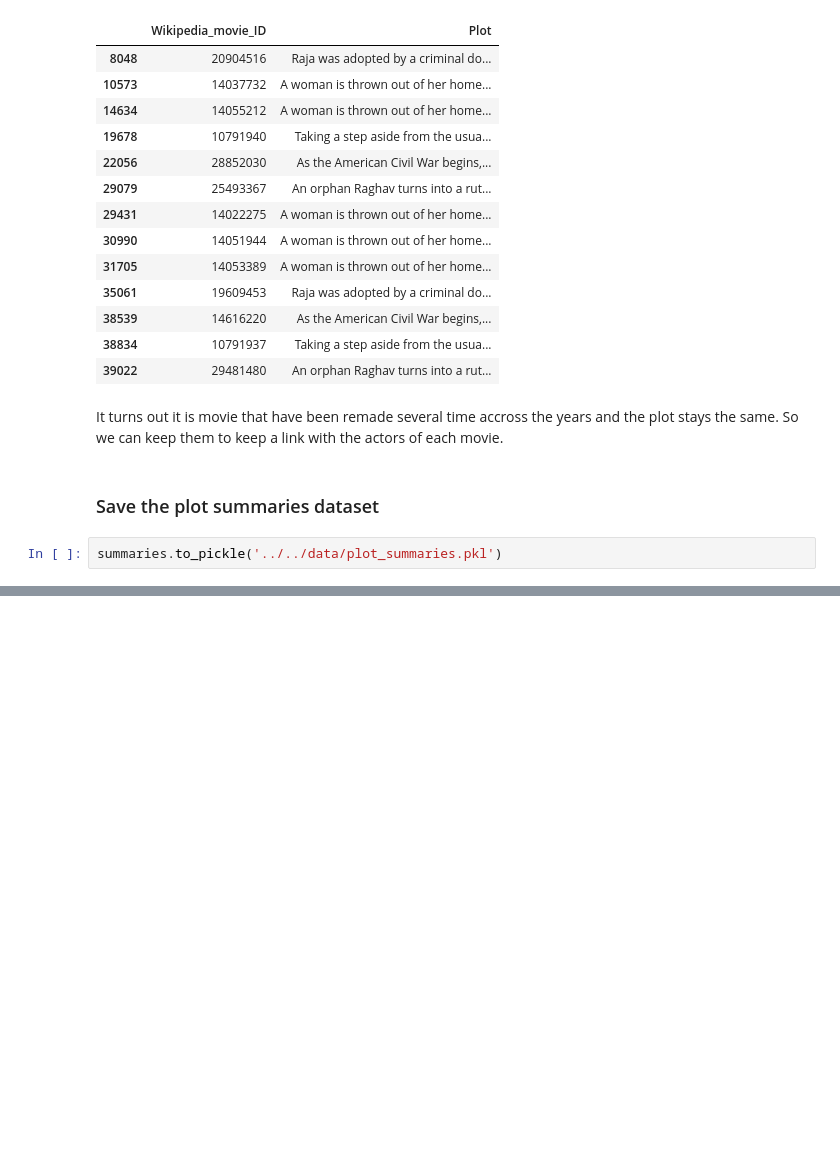
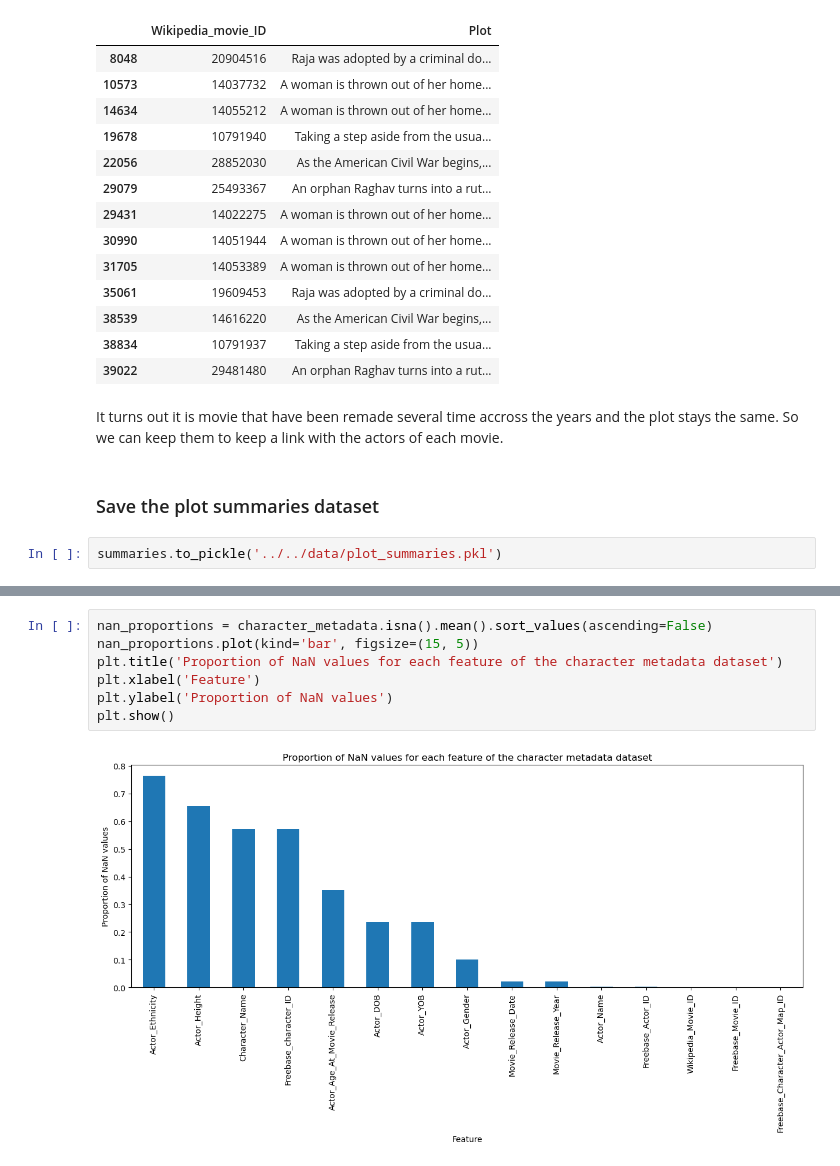
Before and after one commit to epfl-ada/ada-2024-project-adanonymous, a Jupyter notebook: src/utils/preprocessing.ipynb, the cells around one changed output, grey strips where cells are left out. Cells and saved outputs as stored; diff of their text form; blank space fills up the shorter version.

```diff
--- a/src/utils/preprocessing.ipynb
+++ b/src/utils/preprocessing.ipynb
@@ -680,0 +765,9 @@ summaries.to_pickle('../../data/plot_summaries.pkl')
+# %%
+nan_proportions = character_metadata.isna().mean().sort_values(ascending=False)
+nan_proportions.plot(kind='bar', figsize=(15, 5))
+plt.title('Proportion of NaN values for each feature of the character metadata dataset')
+plt.xlabel('Feature')
+plt.ylabel('Proportion of NaN values')
+plt.show()
+# %% [output]
+[figure, added]
```
Also changed, not shown: parts of 29 cells of this notebook, 6 other files.
